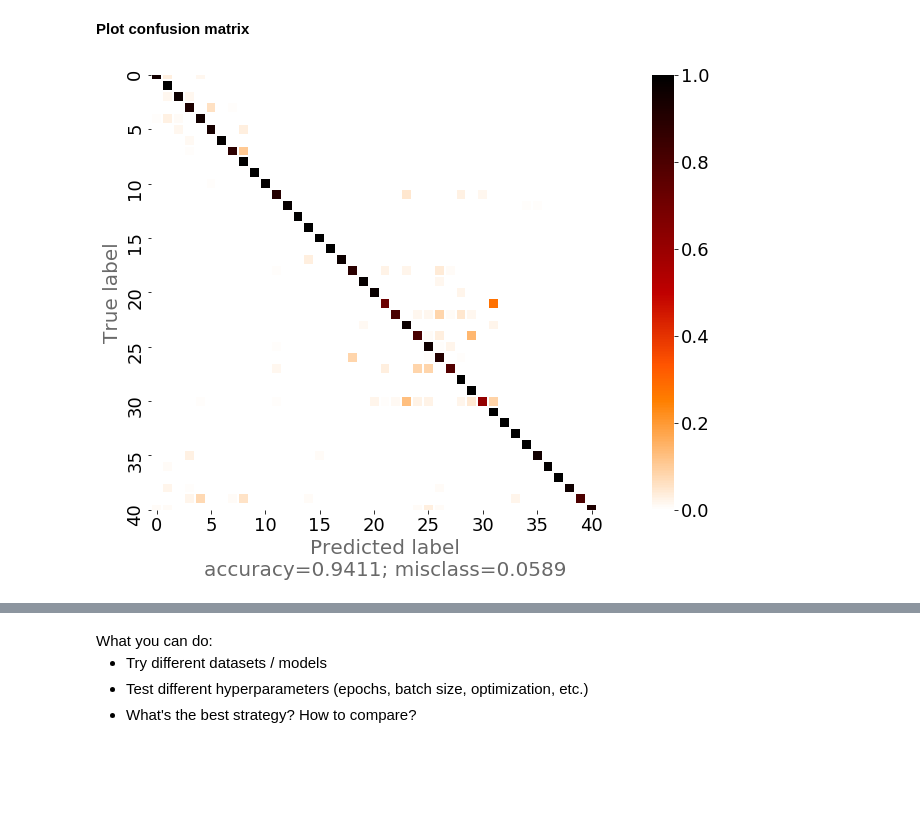
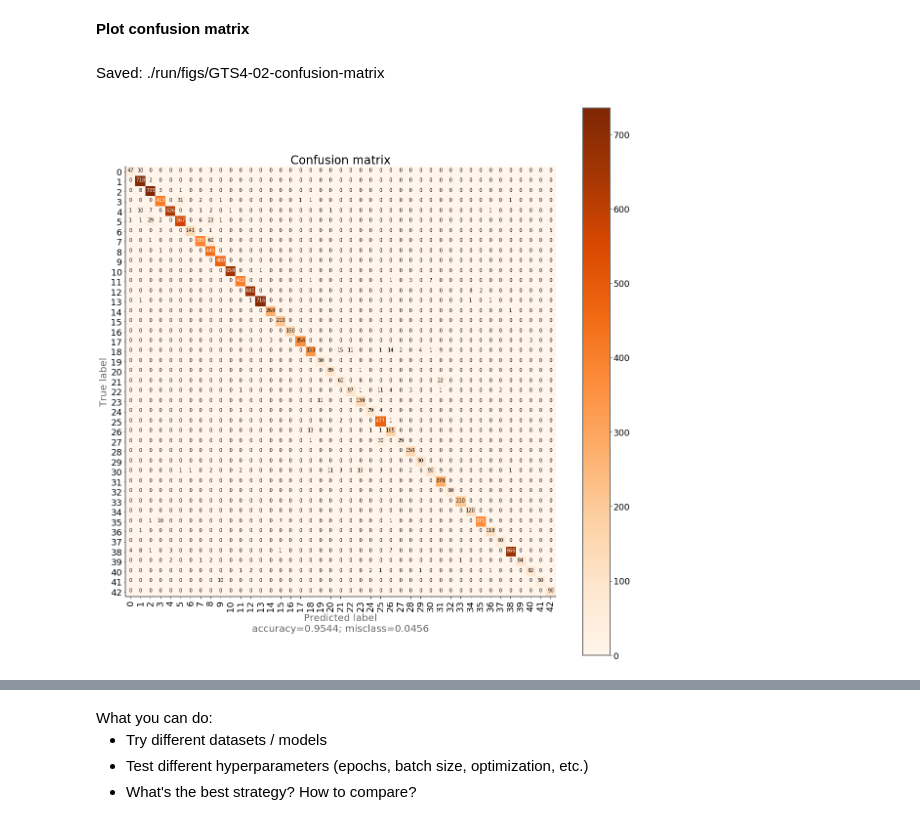
Before and after one commit to Jean-Christ1/Deep-Learning-with-Keras-and-Tensorflow, a Jupyter notebook: GTSRB/04-Data-augmentation.ipynb, the cells around one changed output, grey strips where cells are left out. Saved outputs shown, nothing was run; the diff lists cells and outputs as text; code cells hidden in the pictures; blank space fills up the shorter version.

```diff
--- a/GTSRB/04-Data-augmentation.ipynb
+++ b/GTSRB/04-Data-augmentation.ipynb
@@ -30,13 +31,12 @@ import h5py
 from sklearn.metrics import confusion_matrix
 
 import matplotlib.pyplot as plt
-import seaborn as sn
 import os, sys, time, random
 
 from importlib import reload
 
 sys.path.append('..')
-import fidle.pwk as ooo
+import fidle.pwk as pwk
 
-place, datasets_dir = ooo.init()
+datasets_dir = pwk.init('GTS4')
 # %% [output]
@@ -54,8 +57,6 @@ Dataset is one of the saved dataset: RGB25, RGB35, L25, L35, etc.
 First of all, we're going to use a smart dataset : **set-24x24-L**
 (with a GPU, it only takes 35'' compared to more than 5' with a CPU !)
 # %%
-%%time
-
 def read_dataset(dataset_dir, name):
     '''Reads h5 dataset from dataset_dir
     Args:
@@ -63,7 +64,7 @@ def read_dataset(dataset_dir, name):
         name        : dataset name, without .h5
     Returns:    x_train,y_train,x_test,y_test data'''
     # ---- Read dataset
-    filename=f'{dataset_dir}/GTSRB/{name}.h5'
+    filename=f'{dataset_dir}/GTSRB/enhanced/{name}.h5'
     with  h5py.File(filename,'r') as f:
         x_train = f['x_train'][:]
         y_train = f['y_train'][:]
@@ -106,11 +104,11 @@ def get_model_v1(lx,ly,lz):
 ## Step 4 - Callbacks
 We prepare 2 kind callbacks :  TensorBoard and Model backup
 # %%
-ooo.mkdir('./run/models')
-ooo.mkdir('./run/logs')
+pwk.mkdir('./run/models')
+pwk.mkdir('./run/logs')
 
 # ---- Callback tensorboard
-log_dir = "./run/logs/tb_" + ooo.tag_now()
+log_dir = "./run/logs/tb_" + pwk.tag_now()
 tensorboard_callback = tf.keras.callbacks.TensorBoard(log_dir=log_dir, histogram_freq=1)
 
 # ---- Callback ModelCheckpoint - Save best model
@@ -244,9 +244,9 @@ Test accuracy  : 0.9557
 # %%
 y_sigmoid = model.predict(x_test)
 y_pred    = np.argmax(y_sigmoid, axis=-1)
 
-conf_mat = confusion_matrix(y_test,y_pred, normalize="true", labels=range(43))
-
-ooo.plot_confusion_matrix(conf_mat,annot=False)
+cmap = plt.get_cmap('Oranges')
+pwk.plot_confusion_matrix(y_test,y_pred,range(43), figsize=(16, 16),normalize=False, cmap=cmap, save_as='02-confusion-matrix')
 # %% [output]
+Saved: ./run/figs/GTS4-02-confusion-matrix
-[figure, old version]
+[figure, new version]
```
Also changed, not shown: parts of 9 cells of this notebook, 18 other files.
